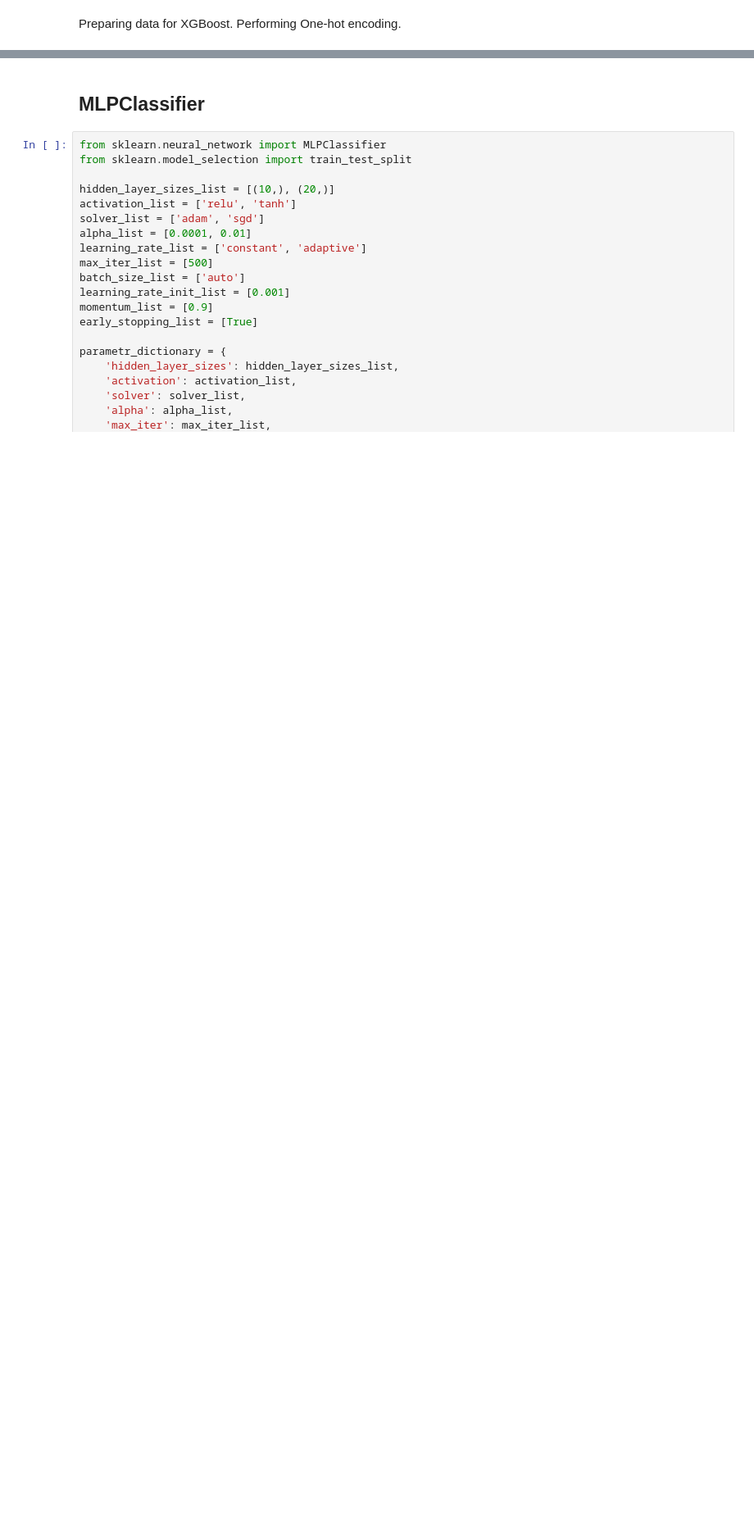
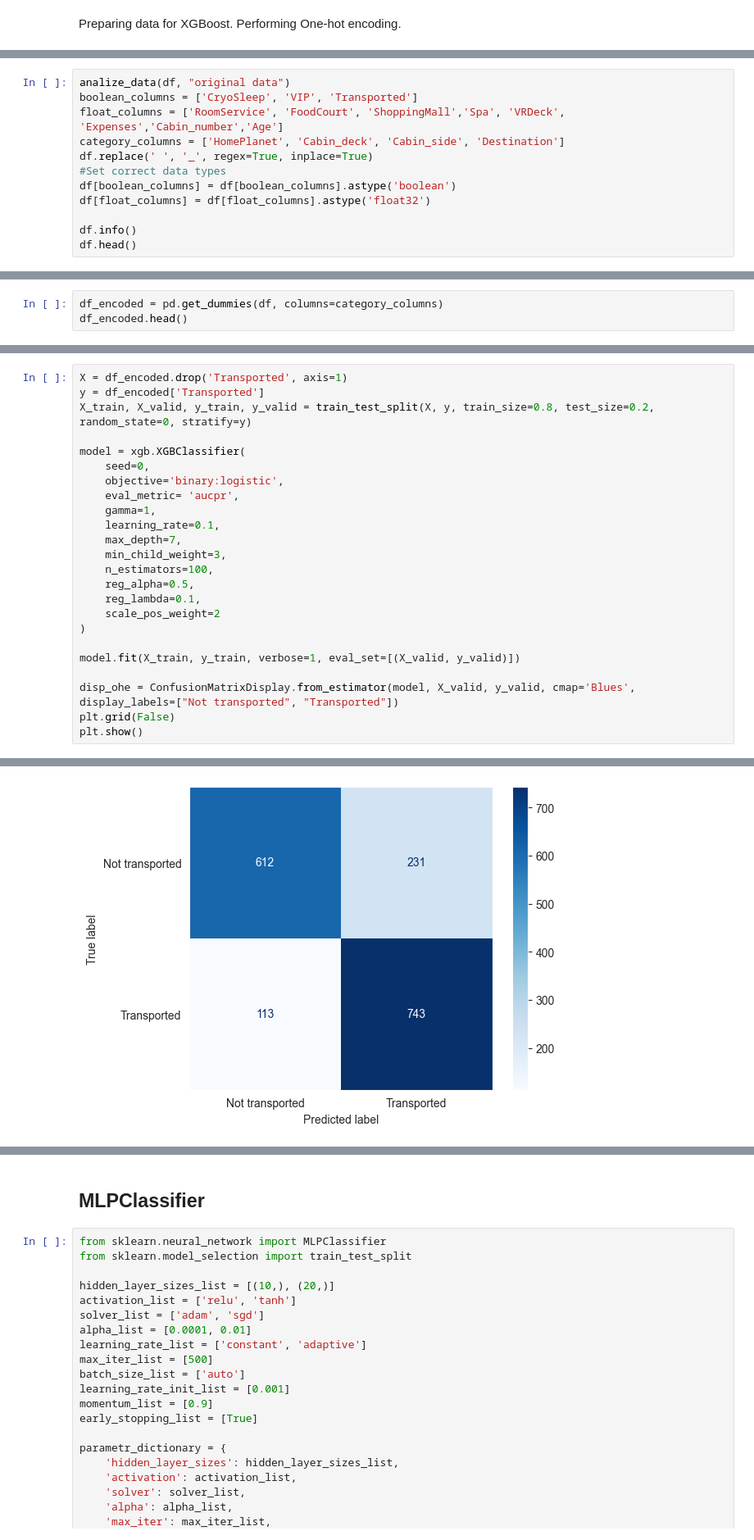
Before and after one commit to filip-kobus/spaceship-titanic-kaggle, a Jupyter notebook: notebook.ipynb, the cells around one changed output, grey strips where cells are left out. Shown at 82% size. Drawn from its saved outputs; the diff is of its cells as text; blank space fills up the shorter version.

```diff
--- a/notebook.ipynb
+++ b/notebook.ipynb
@@ -690,0 +844,12 @@ memory usage: 905.0+ KB
+# %%
+analize_data(df, "original data")
+boolean_columns = ['CryoSleep', 'VIP', 'Transported']
+float_columns = ['RoomService', 'FoodCourt', 'ShoppingMall','Spa', 'VRDeck', 'Expenses','Cabin_number','Age']
+category_columns = ['HomePlanet', 'Cabin_deck', 'Cabin_side', 'Destination']
+df.replace(' ', '_', regex=True, inplace=True)
+#Set correct data types
+df[boolean_columns] = df[boolean_columns].astype('boolean')
+df[float_columns] = df[float_columns].astype('float32')
+
+df.info()
+df.head()
@@ -690,0 +881,3 @@ memory usage: 905.0+ KB
+# %%
+df_encoded = pd.get_dummies(df, columns=category_columns)
+df_encoded.head()
@@ -690,0 +933,25 @@ memory usage: 905.0+ KB
+# %%
+X = df_encoded.drop('Transported', axis=1)
+y = df_encoded['Transported']
+X_train, X_valid, y_train, y_valid = train_test_split(X, y, train_size=0.8, test_size=0.2, random_state=0, stratify=y)
+
+model = xgb.XGBClassifier(
+    seed=0,
+    objective='binary:logistic',
+    eval_metric= 'aucpr',
+    gamma=1,
+    learning_rate=0.1,
+    max_depth=7,
+    min_child_weight=3,
+    n_estimators=100,
+    reg_alpha=0.5,
+    reg_lambda=0.1,
+    scale_pos_weight=2
+)
+
+model.fit(X_train, y_train, verbose=1, eval_set=[(X_valid, y_valid)])
+
+disp_ohe = ConfusionMatrixDisplay.from_estimator(model, X_valid, y_valid, cmap='Blues', display_labels=["Not transported", "Transported"])
+plt.grid(False)
+plt.show()
+# %% [output]
@@ -690,0 +975 @@ memory usage: 905.0+ KB
+[figure, added]
```
Also changed, not shown: parts of 21 cells of this notebook.
